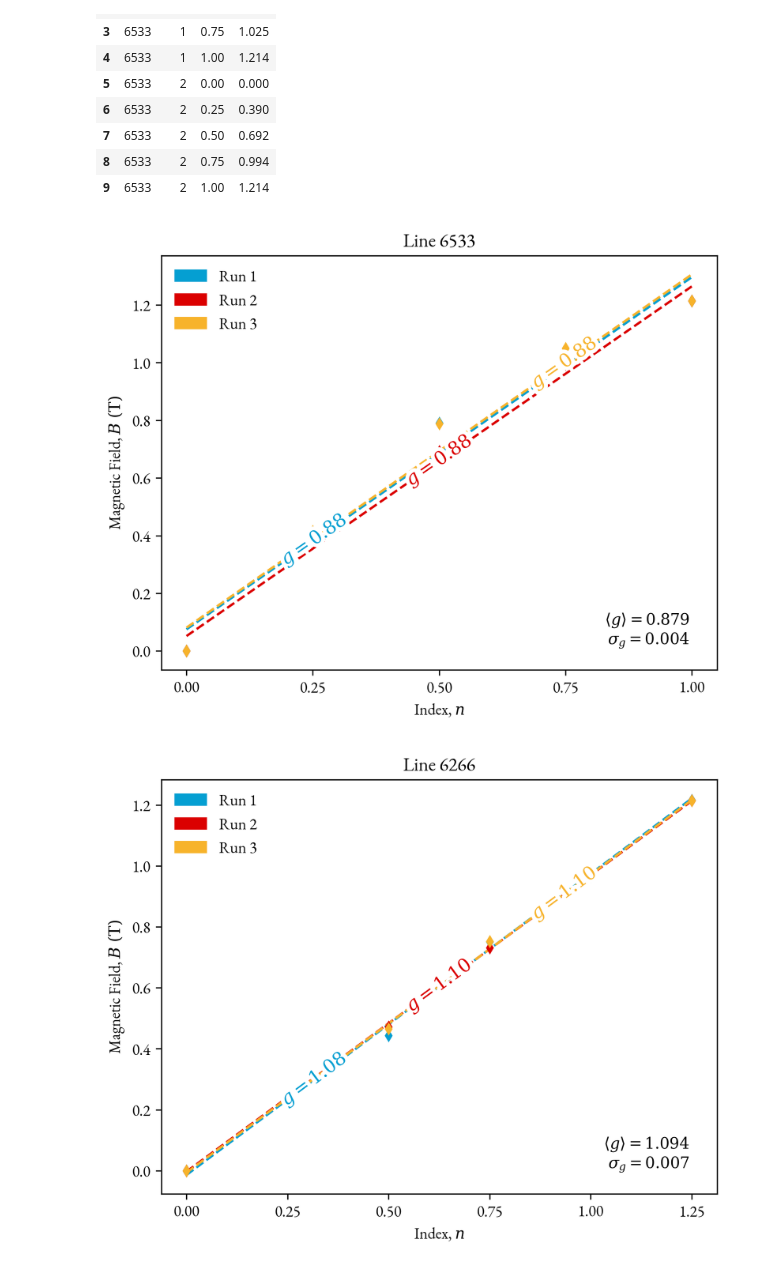
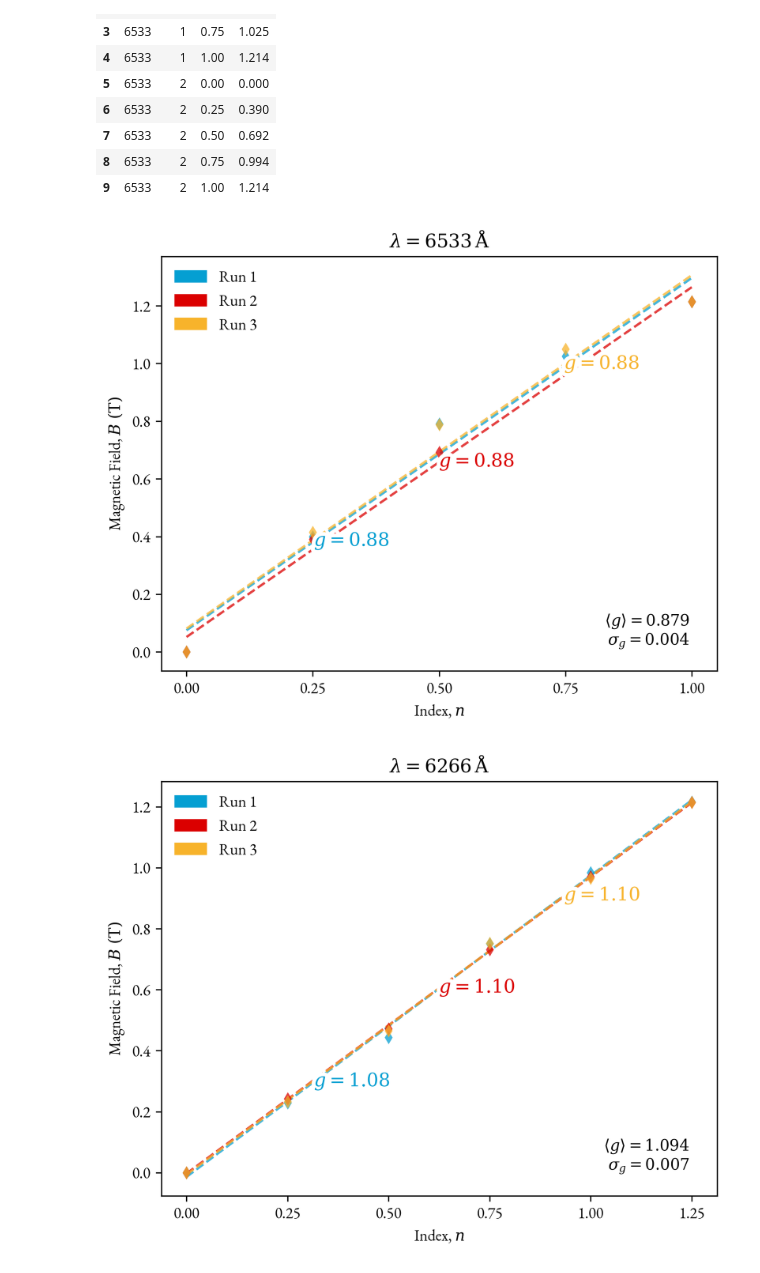
Before and after one commit to headunderheels/PHYS-461, a Jupyter notebook: 1-zeeman_splitting/analysis.ipynb, the cells around one changed output. Saved outputs shown, nothing was run; the diff lists cells and outputs as text; code cells hidden in the pictures.

Commit message:
More descriptive labels. Added transparency and more precision in legend.

```diff
--- a/1-zeeman_splitting/analysis.ipynb
+++ b/1-zeeman_splitting/analysis.ipynb
@@ -59,36 +59,36 @@ font = "EB Garamond"
 plt.rcParams["font.family"] = font
 plt.rcParams['mathtext.fontset'] = 'dejavuserif'
 
 def make_plot_with_fits(df, line):
     df = df[df['line'] == line]
     g_factors = []
     colors = ['#059FD2', '#DB0000', '#F7B32B']
     for i, run in enumerate(df['run'].unique()):
         popt, pcov = get_fit_line_params(df, line, run)
         x = np.linspace(df['n'].min(), df['n'].max(), 100)
         y = linear(x, *popt)
         g = get_g_factor(df, line, run)
         g_factors.append(g)
-        fit_line = plt.plot(x, y, '--', label=f'$g = {g:.2f}$', color=colors[i])
-        plt.scatter(data=df[df['run'] == run], x='n', y='B', label='_nolegend_', marker='d', color=colors[i], linewidth=0, zorder=10)
+        fit_line = plt.plot(x, y, '--', label=f'$g = {g:.2f}$', color=colors[i], alpha=0.75)
+        plt.scatter(data=df[df['run'] == run], x='n', y='B', label='_nolegend_', marker='d', color=colors[i], linewidth=0, zorder=10, alpha=0.75)
 
     mean_g = np.mean(g_factors)
     std_g = np.std(g_factors)
     legend_text = f'$\\langle{{}} g\\rangle{{}} = {mean_g:.3f}$\n$\\sigma_g = {std_g:.3f}$'
     plt.text(0.95, 0.05, legend_text, transform=plt.gca().transAxes, ha='right', va='bottom')
 
     # Create a custom legend with colored rectangles
     legend_patches = [patches.Patch(color=colors[i], label=f'Run {i+1}') for i in range(len(df['run'].unique()))]
     plt.legend(handles=legend_patches, loc='upper left', bbox_transform=plt.gca().transAxes, frameon=False)
-    labelLines(plt.gca().get_lines(), fontsize=12, zorder=10)
+    labelLines(plt.gca().get_lines(), fontsize=12, zorder=10, align=False, ha='left')
     plt.xticks(np.arange(df['n'].min(), df['n'].max() + 0.25, 0.25))
-    plt.title(f'Line {line}')
+    plt.title(f'$\lambda = {line}\\,$' + r'$\mathrm{\AA}$')
     plt.xlabel('Index, $n$')
     plt.ylabel(r'Magnetic Field, $B\ (\mathrm{T})$')
     plt.show()
 
 for line in df['line'].unique():
     make_plot_with_fits(df, line)
 # %% [output]
-[figure, old version]
+[figure, new version]
-[figure, old version]
+[figure, new version]
```
Also changed, not shown: parts of 1 cell of this notebook, 1 other file.
